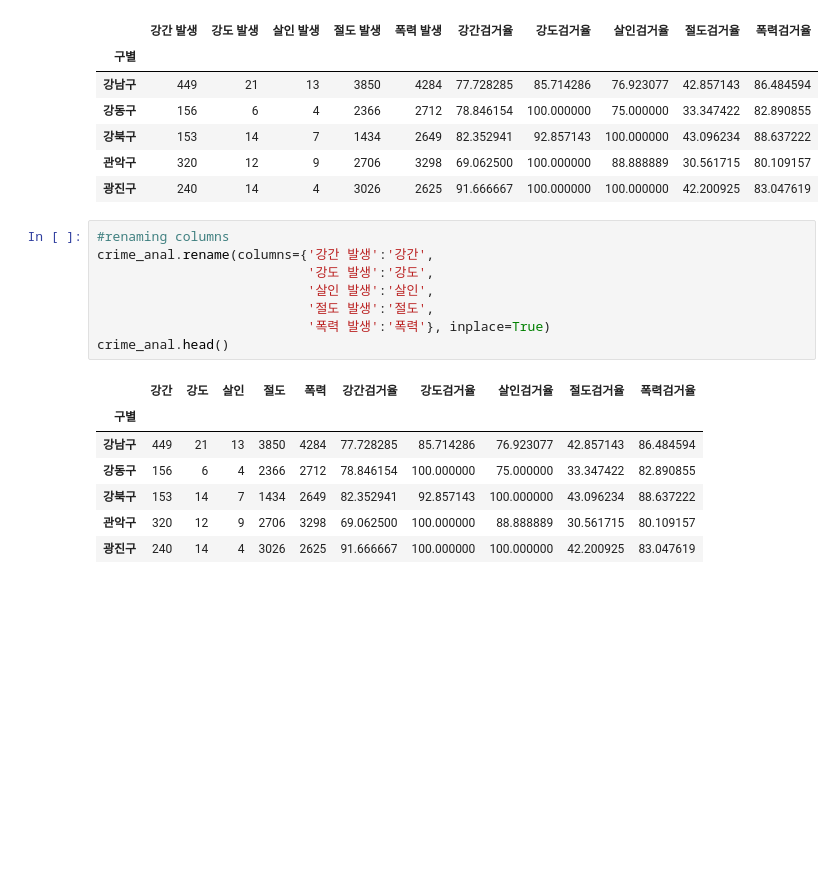
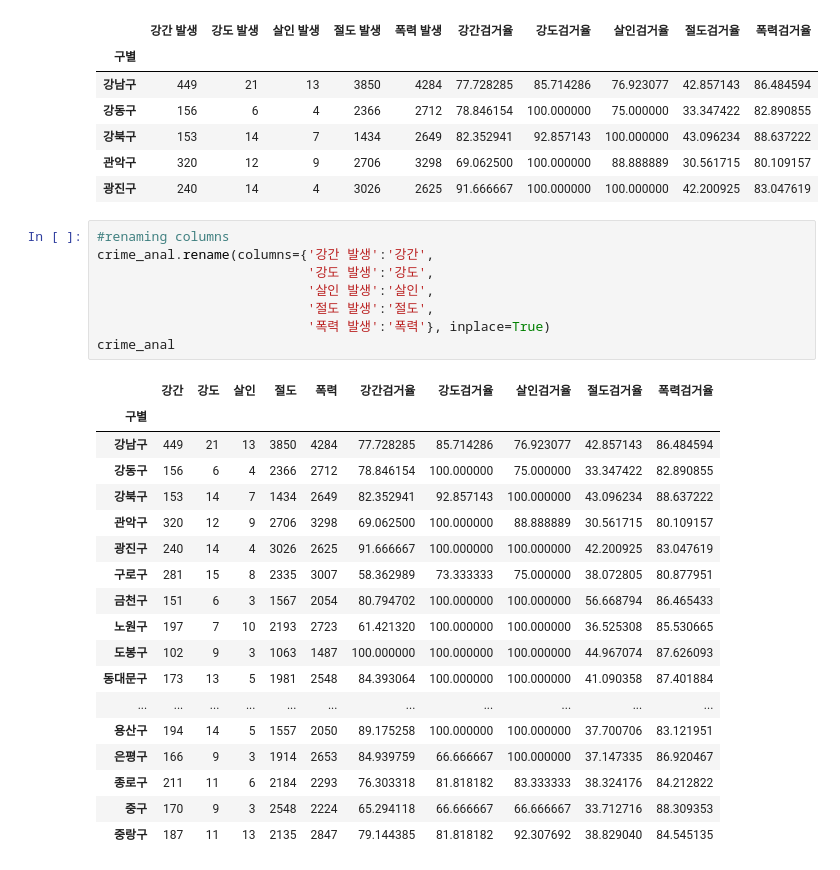
Before and after one commit to jbaeckn/data_jumurugi, a Jupyter notebook: chapter2/Chapter2_Seoul_Crime_Analysis.ipynb, the cells around one changed output. Saved outputs shown, nothing was run; the diff lists cells and outputs as text; blank space fills up the shorter version.

```diff
--- a/chapter2/Chapter2_Seoul_Crime_Analysis.ipynb
+++ b/chapter2/Chapter2_Seoul_Crime_Analysis.ipynb
@@ -359,16 +359,27 @@ crime_anal.head()
 # %%
 #renaming columns
 crime_anal.rename(columns={'강간 발생':'강간',
                            '강도 발생':'강도',
                            '살인 발생':'살인',
                            '절도 발생':'절도',
                            '폭력 발생':'폭력'}, inplace=True)
-crime_anal.head()
+crime_anal
 # %% [output]
 |  | 강간 | 강도 | 살인 | 절도 | 폭력 | 강간검거율 | 강도검거율 | 살인검거율 | 절도검거율 | 폭력검거율 |
 | 구별 |  |  |  |  |  |  |  |  |  |  |
 | 강남구 | 449 | 21 | 13 | 3850 | 4284 | 77.728285 | 85.714286 | 76.923077 | 42.857143 | 86.484594 |
 | 강동구 | 156 | 6 | 4 | 2366 | 2712 | 78.846154 | 100.000000 | 75.000000 | 33.347422 | 82.890855 |
 | 강북구 | 153 | 14 | 7 | 1434 | 2649 | 82.352941 | 92.857143 | 100.000000 | 43.096234 | 88.637222 |
 | 관악구 | 320 | 12 | 9 | 2706 | 3298 | 69.062500 | 100.000000 | 88.888889 | 30.561715 | 80.109157 |
 | 광진구 | 240 | 14 | 4 | 3026 | 2625 | 91.666667 | 100.000000 | 100.000000 | 42.200925 | 83.047619 |
+| 구로구 | 281 | 15 | 8 | 2335 | 3007 | 58.362989 | 73.333333 | 75.000000 | 38.072805 | 80.877951 |
+| 금천구 | 151 | 6 | 3 | 1567 | 2054 | 80.794702 | 100.000000 | 100.000000 | 56.668794 | 86.465433 |
+| 노원구 | 197 | 7 | 10 | 2193 | 2723 | 61.421320 | 100.000000 | 100.000000 | 36.525308 | 85.530665 |
+| 도봉구 | 102 | 9 | 3 | 1063 | 1487 | 100.000000 | 100.000000 | 100.000000 | 44.967074 | 87.626093 |
+| 동대문구 | 173 | 13 | 5 | 1981 | 2548 | 84.393064 | 100.000000 | 100.000000 | 41.090358 | 87.401884 |
+| ... | ... | ... | ... | ... | ... | ... | ... | ... | ... | ... |
+| 용산구 | 194 | 14 | 5 | 1557 | 2050 | 89.175258 | 100.000000 | 100.000000 | 37.700706 | 83.121951 |
+| 은평구 | 166 | 9 | 3 | 1914 | 2653 | 84.939759 | 66.666667 | 100.000000 | 37.147335 | 86.920467 |
+| 종로구 | 211 | 11 | 6 | 2184 | 2293 | 76.303318 | 81.818182 | 83.333333 | 38.324176 | 84.212822 |
+| 중구 | 170 | 9 | 3 | 2548 | 2224 | 65.294118 | 66.666667 | 66.666667 | 33.712716 | 88.309353 |
+| 중랑구 | 187 | 11 | 13 | 2135 | 2847 | 79.144385 | 81.818182 | 92.307692 | 38.829040 | 84.545135 |
```
Also changed, not shown: parts of 8 cells of this notebook.
